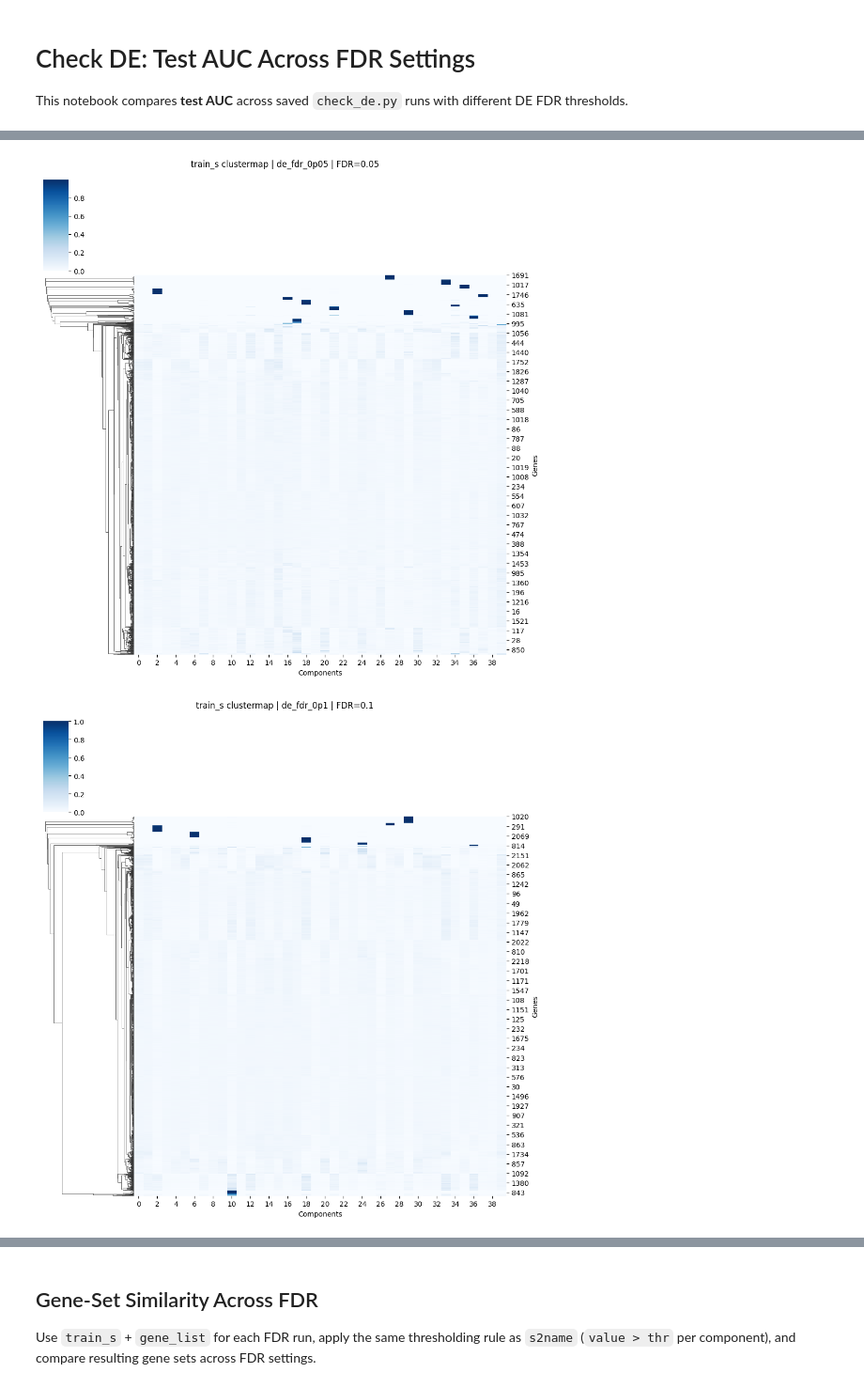
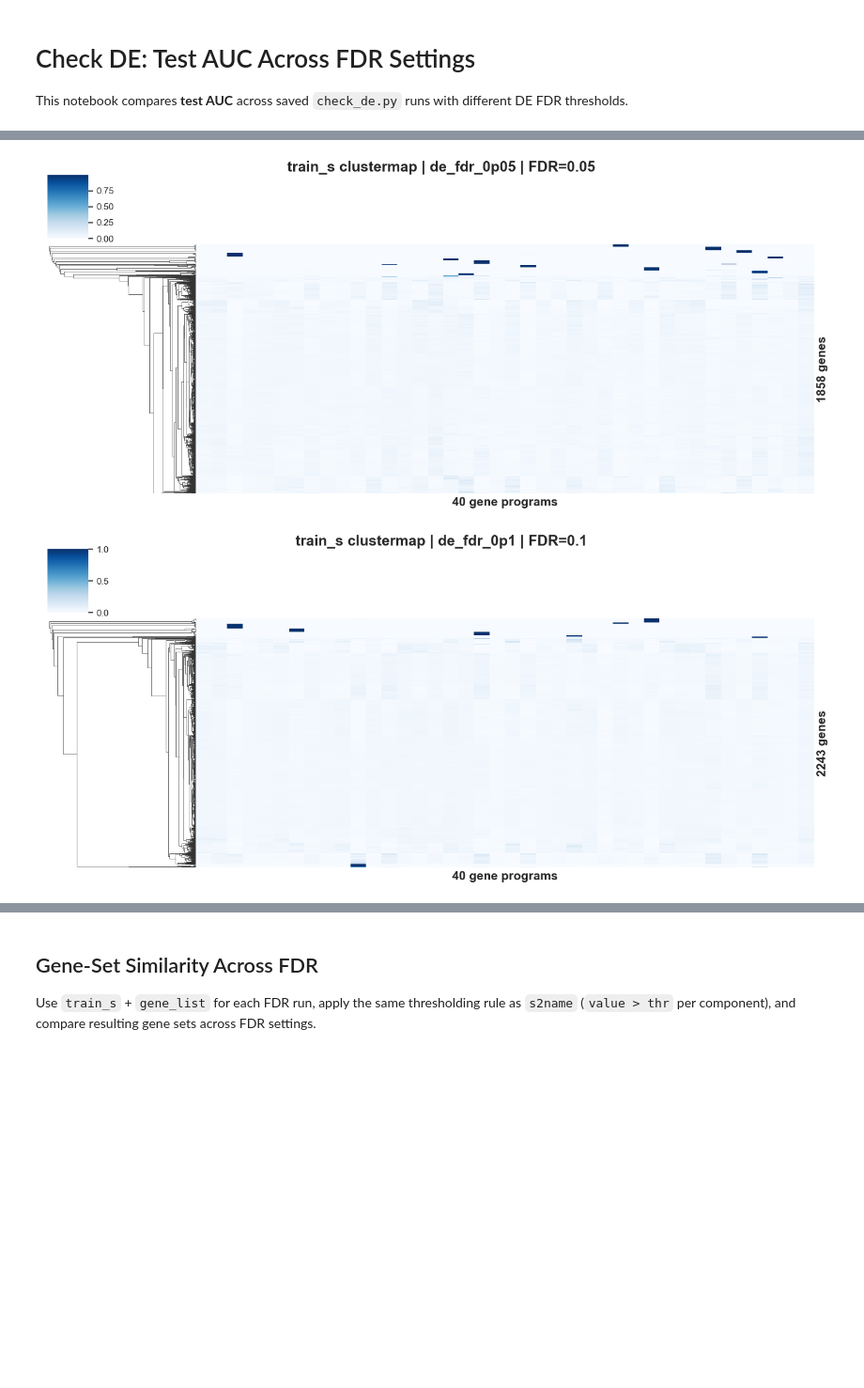
Before and after one commit to Sun-lab/SDAN, a Jupyter notebook: check_de.ipynb, the cells around one changed output, grey strips where cells are left out. Shown at 94% size. Drawn from its saved outputs; the diff is of its cells as text; code cells hidden in the pictures; blank space fills up the shorter version.

```diff
--- a/check_de.ipynb
+++ b/check_de.ipynb
@@ -109,8 +110,8 @@ def discover_de_runs(output_dir, cell_type_str):
     return run_df
 # %%
 d = data_dir
-output_dir = os.path.join(d, 'output/check_de2')
-check_dir = os.path.join(d, 'check_weight')
+output_dir = os.path.join(d, 'output/check_de')
+check_dir = os.path.join(d, 'figures', 'check_de')
 os.makedirs(check_dir, exist_ok=True)
 
 cell_type_str = '-'.join(cell_types)
@@ -164,13 +165,16 @@ for _, run in run_df.iterrows():
 
 result_df = pd.DataFrame(records).sort_values('fdr').reset_index(drop=True)
 
+sns.set_theme(style='whitegrid')
 plt.figure(figsize=(6, 4), dpi=300)
 plt.plot(result_df['fdr'], result_df['test_auc'], marker='o')
 best_idx = result_df['test_auc'].idxmax()
 plt.scatter(result_df.loc[best_idx, 'fdr'], result_df.loc[best_idx, 'test_auc'], s=50)
-plt.xlabel('DE FDR threshold')
-plt.ylabel('Test AUC')
-plt.title('Test AUC Across DE FDR Settings')
+plt.xlabel('DE FDR threshold', fontsize=11, fontweight='bold')
+plt.ylabel('Test AUC', fontsize=11, fontweight='bold')
+plt.title('Test AUC Across DE FDR Settings', fontsize=12, fontweight='bold')
+plt.xticks(fontsize=9, fontweight='bold')
+plt.yticks(fontsize=9, fontweight='bold')
 plt.grid(True, alpha=0.3)
 plt.tight_layout()
 fig_path = os.path.join(check_dir, f'{cell_type_str}_de_fdr_test_auc_from_saved_models.pdf')
@@ -211,18 +215,20 @@ Saved summary: ./Zheng_2017/output/check_de2/comparison_de_fdr_cd4_t_helper-naiv
 # %%
 # Visualize all train_s matrices across FDR settings (display only, no save)
 import seaborn as sns
 
 for _, run in run_df.sort_values('fdr').iterrows():
     fdr = float(run['fdr'])
     label = run['label']
     train_s = np.load(run['train_s_path'])
 
-    cg = sns.clustermap(train_s, col_cluster=False, cmap='Blues')
-    cg.fig.suptitle(f'train_s clustermap | {label} | FDR={fdr:g}', y=1.02)
-    cg.ax_heatmap.set_xlabel('Components')
-    cg.ax_heatmap.set_ylabel('Genes')
+    cg = sns.clustermap(train_s, col_cluster=False, cmap='Blues', figsize=(14, 6))
+    cg.fig.suptitle(f'train_s clustermap | {label} | FDR={fdr:g}', y=1.02, fontsize=18, fontweight='bold')
+    cg.ax_heatmap.set_xlabel('40 gene programs', fontsize=15, fontweight='bold')
+    cg.ax_heatmap.set_ylabel(f'{train_s.shape[0]} genes', fontsize=15, fontweight='bold')
+    cg.ax_heatmap.set_xticks([])
+    cg.ax_heatmap.set_yticks([])
     plt.show()
     plt.close(cg.fig)
 # %% [output]
-[figure, old version]
+[figure, new version]
-[figure, old version]
+[figure, new version]
```
Also changed, not shown: parts of 6 cells of this notebook.
